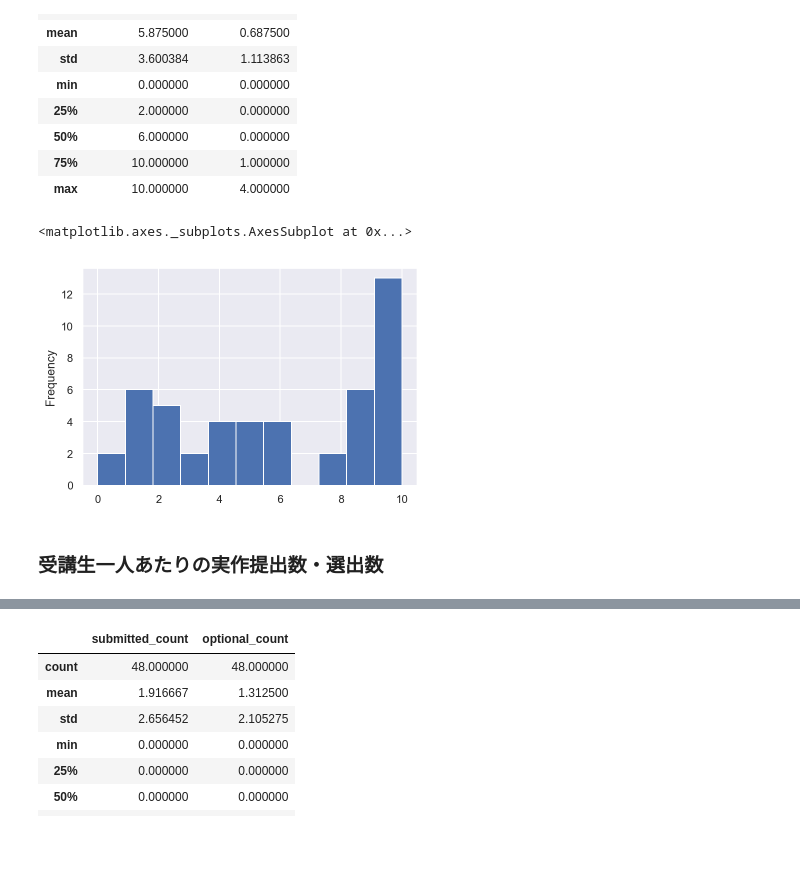
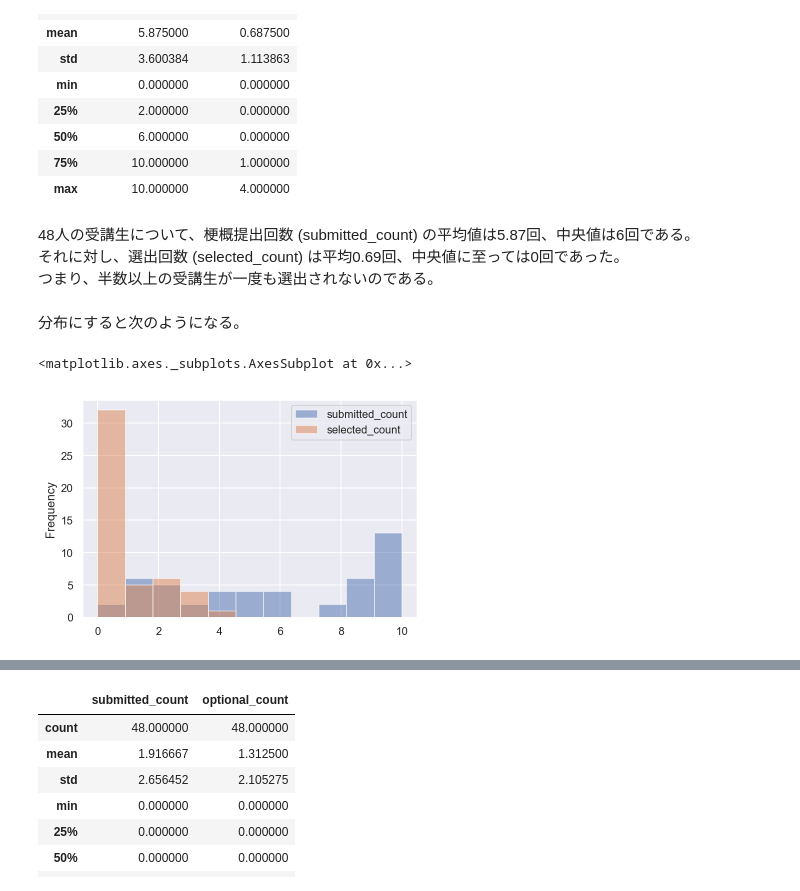
Before and after one commit to fuji-nakahara/genron-school-sf-app, a Jupyter notebook: notebook/genron-sf-2018-data-analysis.ipynb, the cells around one changed output, grey strips where cells are left out. Drawn from its saved outputs; the diff is of its cells as text; code cells hidden in the pictures; blank space fills up the shorter version.

```diff
--- a/notebook/genron-sf-2018-data-analysis.ipynb
+++ b/notebook/genron-sf-2018-data-analysis.ipynb
@@ -178,10 +224,14 @@ student_synopses[['submitted_count', 'selected_count']].describe()
 | 50% | 6.000000 | 0.000000 |
 | 75% | 10.000000 | 1.000000 |
 | max | 10.000000 | 4.000000 |
+# %% [markdown]
+48人の受講生について、梗概提出回数 (submitted_count) の平均値は5.87回、中央値は6回である。
+それに対し、選出回数 (selected_count) は平均0.69回、中央値に至っては0回であった。
+つまり、半数以上の受講生が一度も選出されないのである。
+# %% [markdown]
+分布にすると次のようになる。
 # %%
-student_synopses.submitted_count.plot.hist(bins=11)
+student_synopses[['submitted_count', 'selected_count']].plot.hist(bins=11, alpha=0.5)
 # %% [output]
 <matplotlib.axes._subplots.AxesSubplot at 0x...>
-[figure, old version]
+[figure, new version]
-# %% [markdown]
-### 受講生一人あたりの実作提出数・選出数
```
Also changed, not shown: parts of 63 cells of this notebook.
